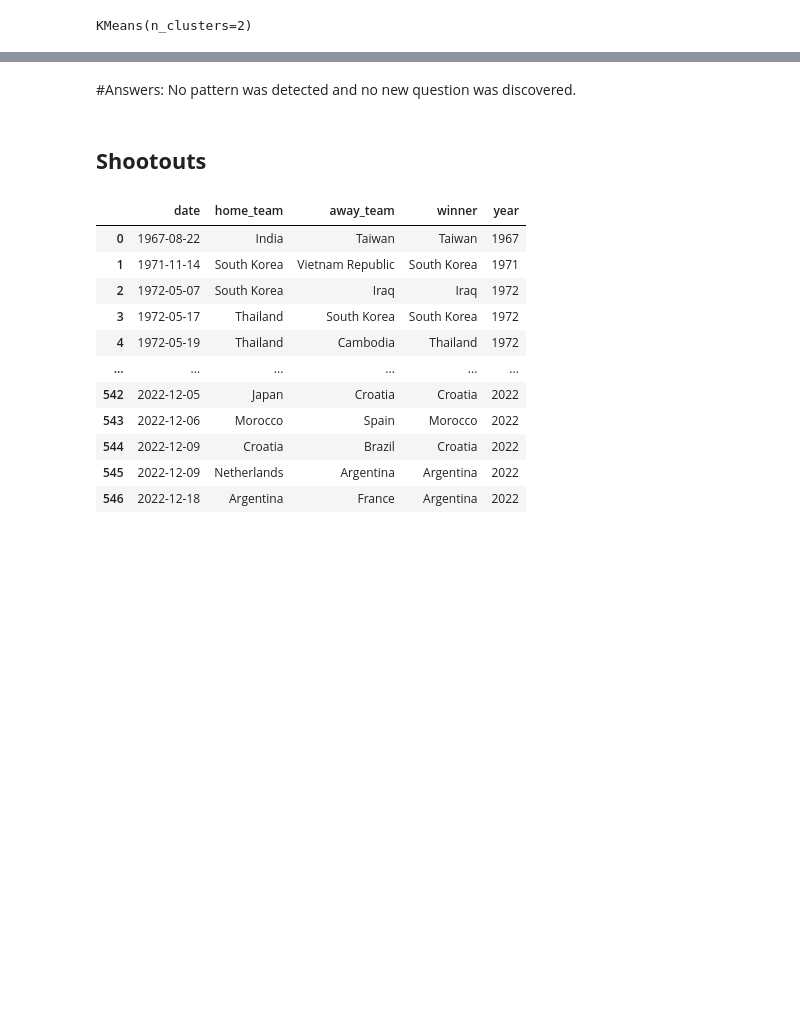
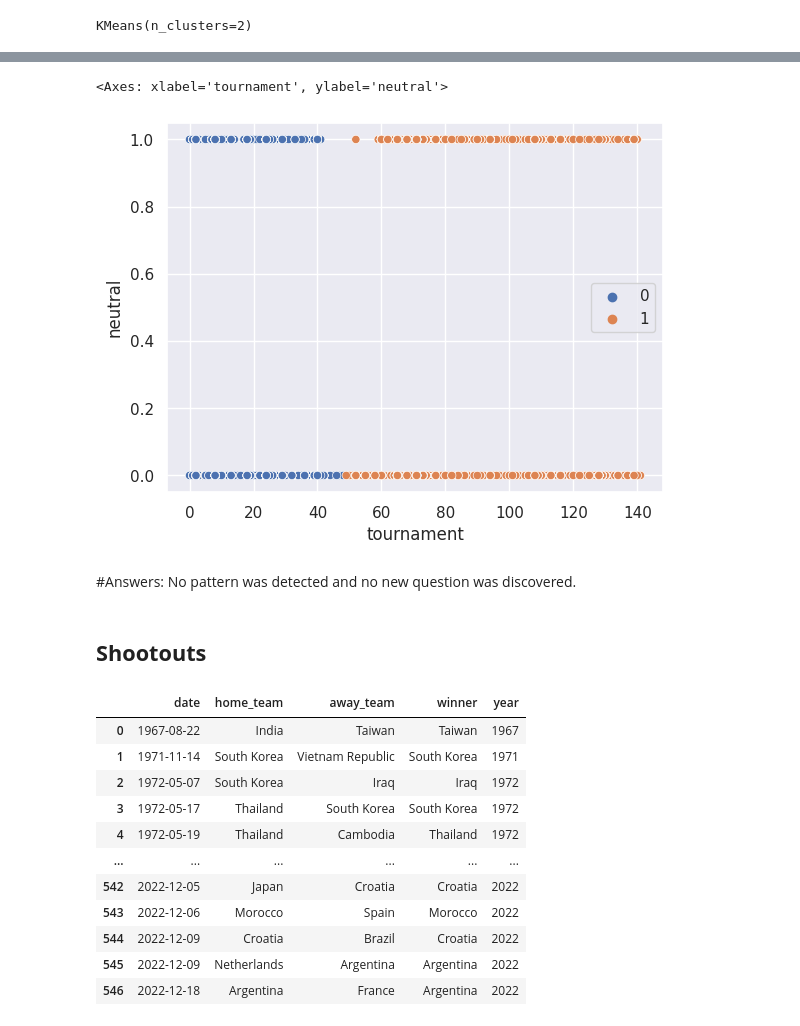
Before and after one commit to ryann-arruda/python-data-analysis, a Jupyter notebook: k_means.ipynb, the cells around one changed output, grey strips where cells are left out. Drawn from its saved outputs; the diff is of its cells as text; code cells hidden in the pictures; blank space fills up the shorter version.

```diff
--- a/k_means.ipynb
+++ b/k_means.ipynb
@@ -117,3 +134,12 @@ sns.scatterplot(data=results, x='home_score', y='away_score', hue=kmeans.labels_
+# %%
+results_group2 = results[['tournament','neutral']]
+kmeans  = KMeans(n_clusters=2)
+kmeans.fit(results_group2)
+kmeans.labels_
+sns.scatterplot(data=results, x='tournament', y='neutral', hue=kmeans.labels_)
+# %% [output]
+<Axes: xlabel='tournament', ylabel='neutral'>
+[figure, added]
 # %% [markdown]
 #Answers:
     No pattern was detected and no new question was discovered.
```
Also changed, not shown: parts of 8 cells of this notebook.
